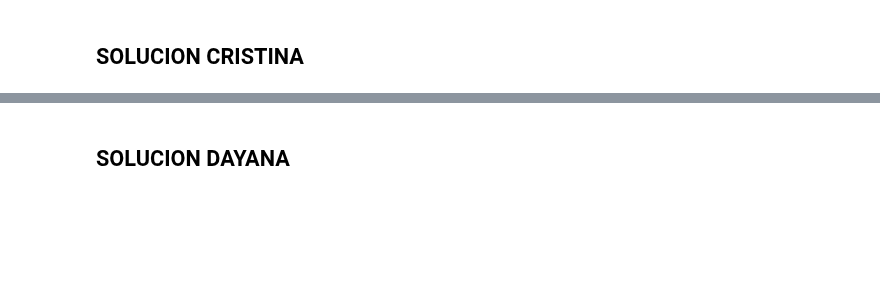
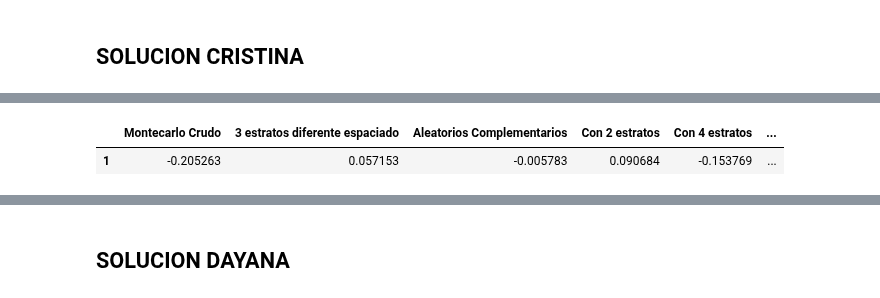
Before and after one commit to DayanaNavarro/TAREA_8, a Jupyter notebook: TAREA_8.NavarroValenciaDayana_VazquezVargasCristina.ipynb, the cells around one changed output, grey strips where cells are left out. Cells and saved outputs as stored; diff of their text form; code cells hidden in the pictures; blank space fills up the shorter version.

```diff
--- a/TAREA_8.NavarroValenciaDayana_VazquezVargasCristina.ipynb
+++ b/TAREA_8.NavarroValenciaDayana_VazquezVargasCristina.ipynb
@@ -29,0 +86,26 @@ Además use el método de estratificación donde se divide en B estratos, visto
+# %%
+#Estratificado
+def estratificado(N:'Cantidad de Estratos'):
+    B = N
+    U = np.random.rand(N) #Distribucion entre 0 y 1
+    i = np.arange(0, B)
+    m_estratificado = (U + i) / B
+    return m_estratificado
+# %%
+np.random.seed(514)
+
+#llamo la función estratificada para generar U
+b = [2,4,6,10]
+estrato_b = list(map(lambda y: estratificado(y),b))
+
+#Itero sobre dos listas una que vaya evaluando la inversa en el vector y
+#otra lista que jale cada vector generado con la función de estraificado en estrato_b
+soluciones = list(map(lambda i:list(map(lambda m:f_inv(m),i)),estrato_b))
+
+#Sacar el promedio de cada vector de soluciones
+mean = list(map(lambda x: sum(x)/len(x),soluciones))
+
+df = pd.DataFrame(index=b,columns=['Media'], dtype='float')
+df.index.name = "Cantidad_terminos"
+df.loc[b,"Media"] = mean
+df
@@ -29,0 +119,17 @@ Además use el método de estratificación donde se divide en B estratos, visto
+# %%
+resultados = pd.DataFrame(columns=['Montecarlo Crudo', '3 estratos diferente espaciado',
+                                   'Aleatorios Complementarios','Con 2 estratos','Con 4 estratos',
+                                  'Con 6 estratos','Con 10 estratos'], index=[1])
+resultados['Montecarlo Crudo'] = m_crudo
+resultados['3 estratos diferente espaciado'] = muestras.mean()
+resultados['Aleatorios Complementarios'] = media_complementario
+resultados['Con 2 estratos'] = mean[0]
+resultados['Con 4 estratos'] = mean[1]
+resultados['Con 6 estratos'] = mean[2]
+resultados['Con 10 estratos'] = mean[3]
+
+
+resultados
+# %% [output]
+|  | Montecarlo Crudo | 3 estratos diferente espaciado | Aleatorios Complementarios | Con 2 estratos | Con 4 estratos | ... |
+| 1 | -0.205263 | 0.057153 | -0.005783 | 0.090684 | -0.153769 | ... |
```
Also changed, not shown: parts of 15 cells of this notebook.
